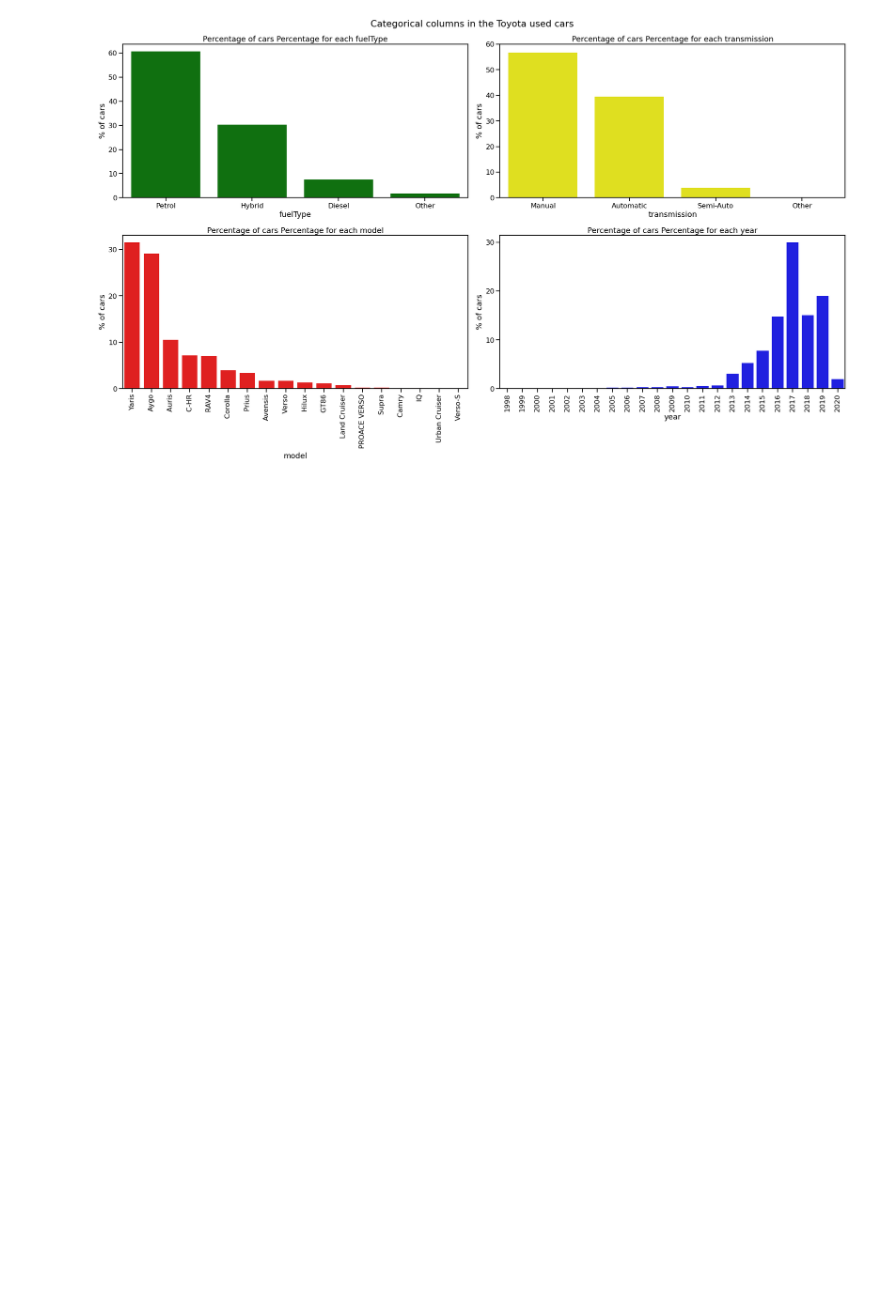
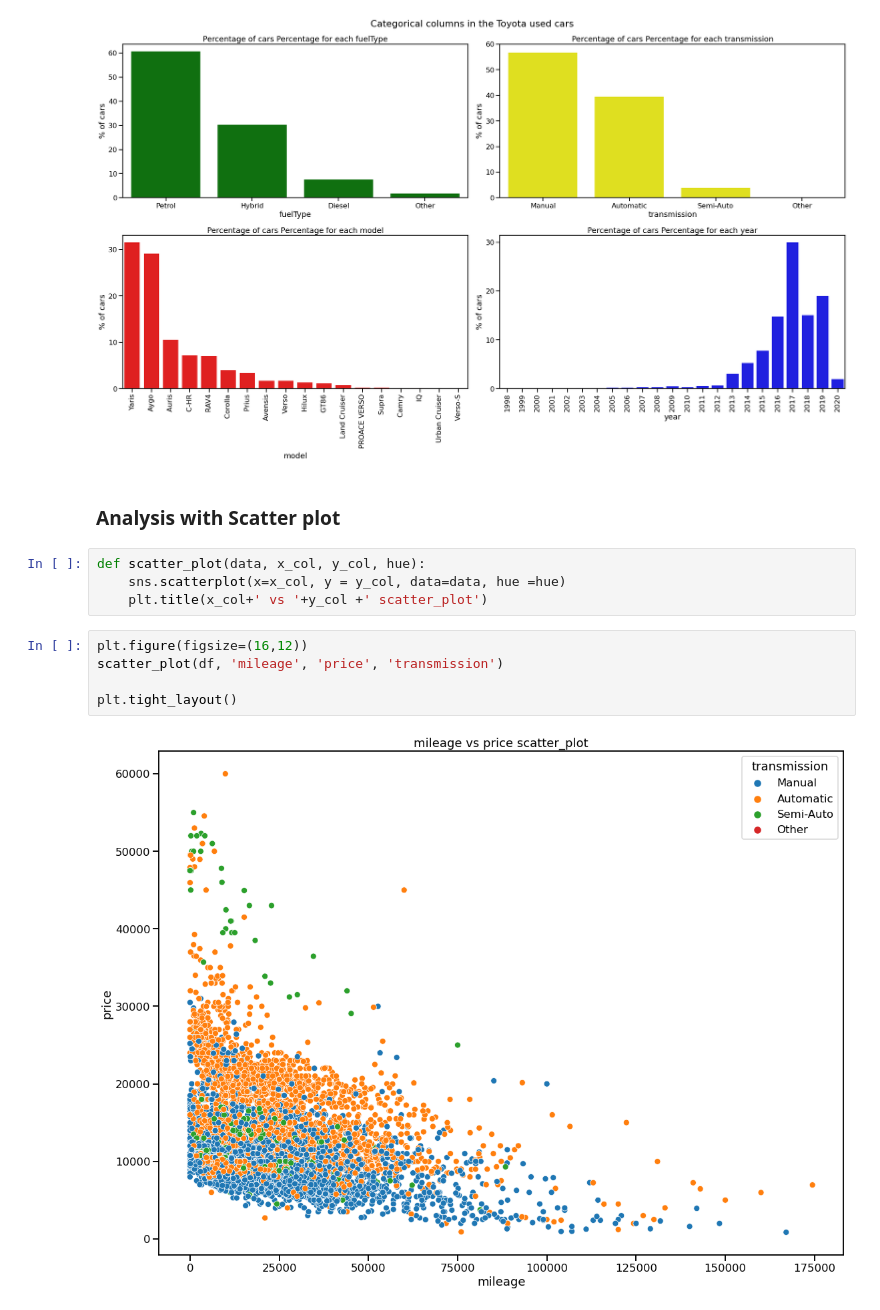
Before and after one commit to AsifSalman/Toyota_used_car_analysis, a Jupyter notebook: Toyota_used_car_EDA.ipynb, the cells around one changed output. Drawn from its saved outputs; the diff is of its cells as text; blank space fills up the shorter version.

```diff
--- a/Toyota_used_car_EDA.ipynb
+++ b/Toyota_used_car_EDA.ipynb
@@ -69,3 +85,16 @@ plt.suptitle('Categorical columns in the Toyota used cars')
 plt.tight_layout()
 # %% [output]
 [figure]
+# %% [markdown]
+### Analysis with Scatter plot
+# %%
+def scatter_plot(data, x_col, y_col, hue):
+    sns.scatterplot(x=x_col, y = y_col, data=data, hue =hue)
+    plt.title(x_col+' vs '+y_col +' scatter_plot')
+# %%
+plt.figure(figsize=(16,12))
+scatter_plot(df, 'mileage', 'price', 'transmission')
+
+plt.tight_layout()
+# %% [output]
+[figure, added]
```
Also changed, not shown: parts of 22 cells of this notebook.
